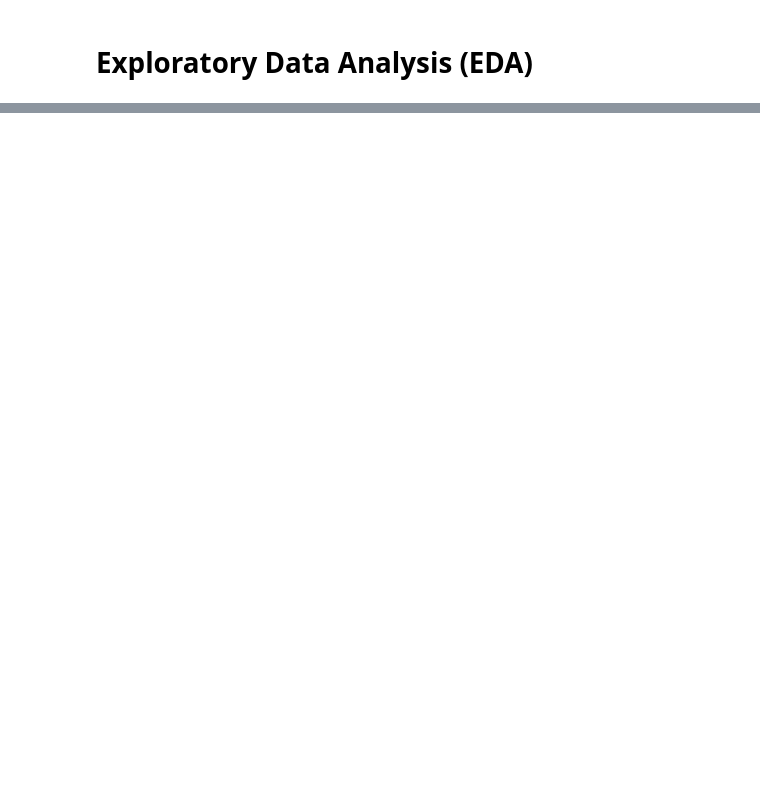
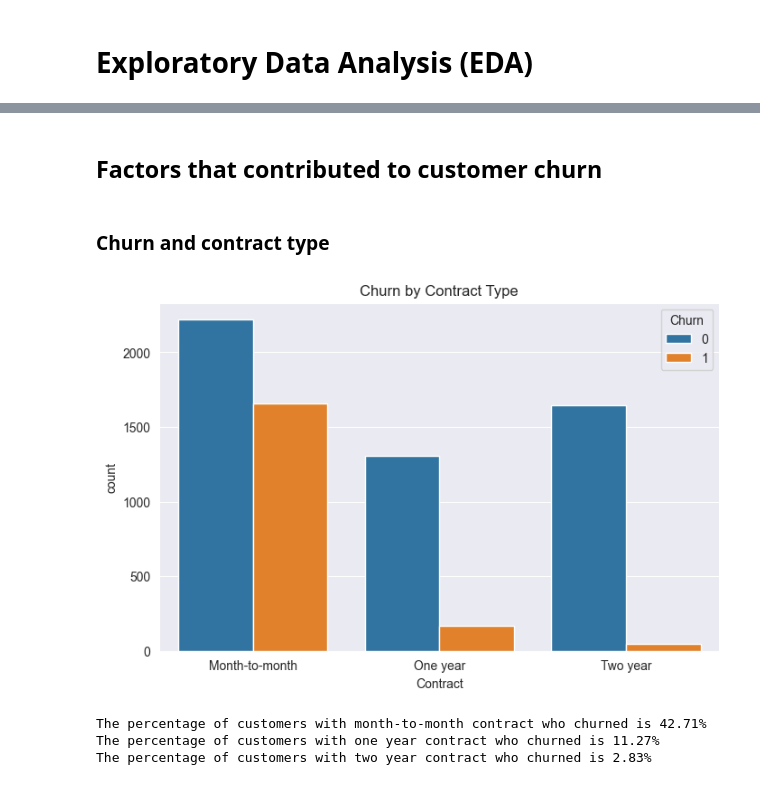
Before and after one commit to Lucasqrz1/Customer_Churn_Analysis, a Jupyter notebook: data/raw/Cust_Churn_Analysis.ipynb, the cells around one changed output, grey strips where cells are left out. Drawn from its saved outputs; the diff is of its cells as text; code cells hidden in the pictures; blank space fills up the shorter version.

```diff
--- a/data/raw/Cust_Churn_Analysis.ipynb
+++ b/data/raw/Cust_Churn_Analysis.ipynb
@@ -171,0 +117,18 @@ for name, model in models.items():
+# %% [markdown]
+## Factors that contributed to customer churn
+# %% [markdown]
+### Churn and contract type
+# %%
+sns.countplot(x="Contract", hue="Churn", data=df)
+plt.title("Churn by Contract Type")
+plt.show()
+# %% [output]
+[figure, added]
+# %%
+print('The percentage of customers with month-to-month contract who churned is {:.2f}%'.format(df[df['Contract']=='Month-to-month']['Churn'].mean()*100))
+print('The percentage of customers with one year contract who churned is {:.2f}%'.format(df[df['Contract']=='One year']['Churn'].mean()*100))
+print('The percentage of customers with two year contract who churned is {:.2f}%'.format(df[df['Contract']=='Two year']['Churn'].mean()*100))
+# %% [output]
+The percentage of customers with month-to-month contract who churned is 42.71%
+The percentage of customers with one year contract who churned is 11.27%
+The percentage of customers with two year contract who churned is 2.83%
```
Also changed, not shown: parts of 26 cells of this notebook.
